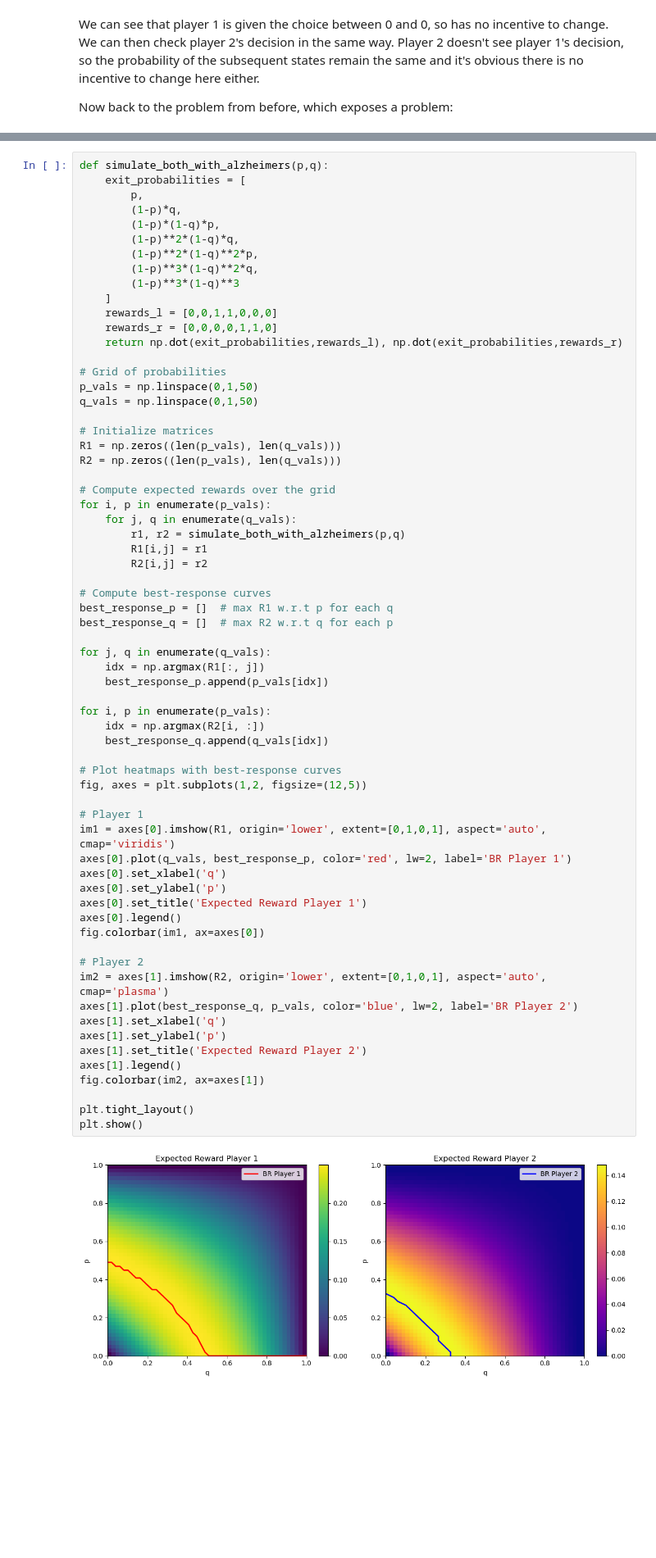
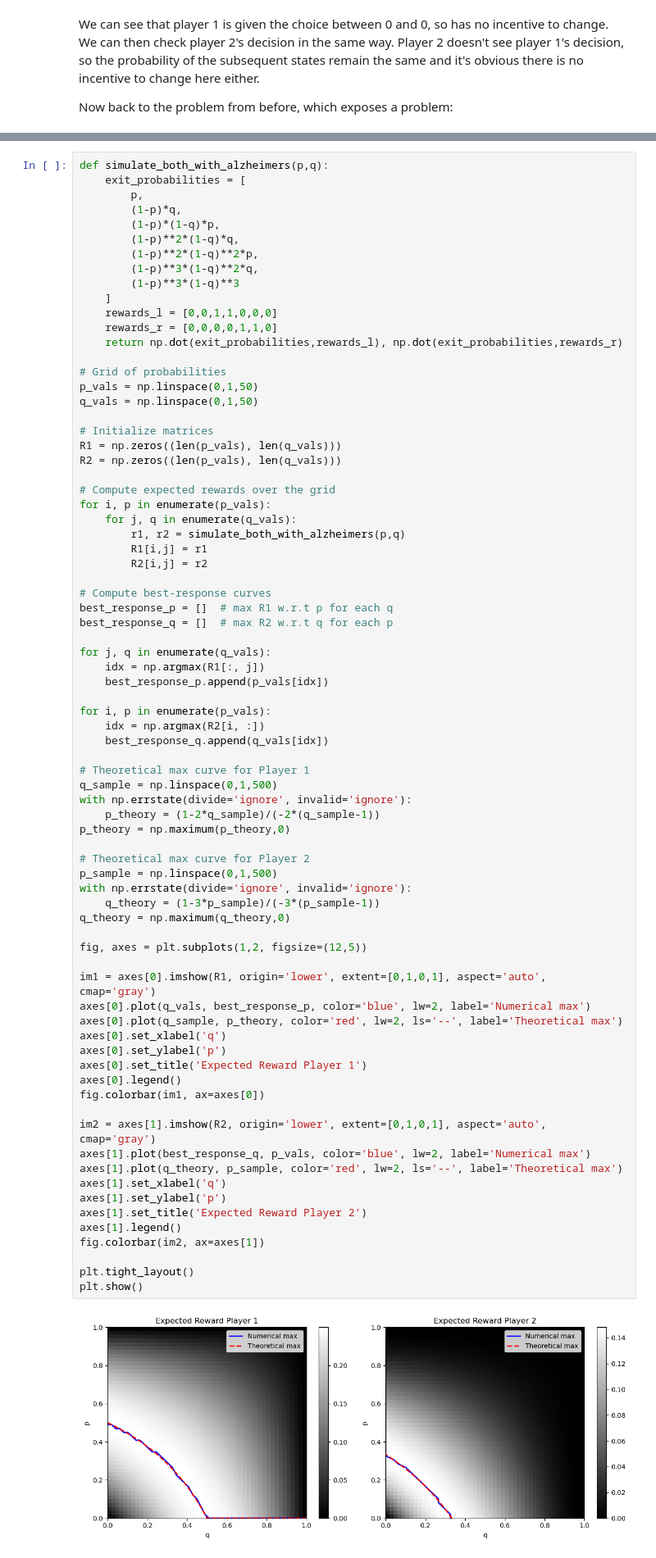
Before and after one commit to GiottoFrean/Multiagent_Systems, a Jupyter notebook: 5 Games with Sequential Actions/C - computing equilibria with the sequence form.ipynb, the cells around one changed output, grey strips where cells are left out. Shown at 82% size. Drawn from its saved outputs; the diff is of its cells as text; blank space fills up the shorter version.

```diff
--- a/5 Games with Sequential Actions/C - computing equilibria with the sequence form.ipynb
+++ b/5 Games with Sequential Actions/C - computing equilibria with the sequence form.ipynb
@@ -439,39 +488,50 @@ for i, p in enumerate(p_vals):
 
 # Compute best-response curves
 best_response_p = []  # max R1 w.r.t p for each q
 best_response_q = []  # max R2 w.r.t q for each p
 
 for j, q in enumerate(q_vals):
     idx = np.argmax(R1[:, j])
     best_response_p.append(p_vals[idx])
 
 for i, p in enumerate(p_vals):
     idx = np.argmax(R2[i, :])
     best_response_q.append(q_vals[idx])
 
-# Plot heatmaps with best-response curves
+# Theoretical max curve for Player 1
+q_sample = np.linspace(0,1,500)
+with np.errstate(divide='ignore', invalid='ignore'):
+    p_theory = (1-2*q_sample)/(-2*(q_sample-1))
+p_theory = np.maximum(p_theory,0)
+
+# Theoretical max curve for Player 2
+p_sample = np.linspace(0,1,500)
+with np.errstate(divide='ignore', invalid='ignore'):
+    q_theory = (1-3*p_sample)/(-3*(p_sample-1))
+q_theory = np.maximum(q_theory,0)
+
 fig, axes = plt.subplots(1,2, figsize=(12,5))
 
-# Player 1
-im1 = axes[0].imshow(R1, origin='lower', extent=[0,1,0,1], aspect='auto', cmap='viridis')
-axes[0].plot(q_vals, best_response_p, color='red', lw=2, label='BR Player 1')
+im1 = axes[0].imshow(R1, origin='lower', extent=[0,1,0,1], aspect='auto', cmap='gray')
+axes[0].plot(q_vals, best_response_p, color='blue', lw=2, label='Numerical max')
+axes[0].plot(q_sample, p_theory, color='red', lw=2, ls='--', label='Theoretical max')
 axes[0].set_xlabel('q')
 axes[0].set_ylabel('p')
 axes[0].set_title('Expected Reward Player 1')
 axes[0].legend()
 fig.colorbar(im1, ax=axes[0])
 
-# Player 2
-im2 = axes[1].imshow(R2, origin='lower', extent=[0,1,0,1], aspect='auto', cmap='plasma')
-axes[1].plot(best_response_q, p_vals, color='blue', lw=2, label='BR Player 2')
+im2 = axes[1].imshow(R2, origin='lower', extent=[0,1,0,1], aspect='auto', cmap='gray')
+axes[1].plot(best_response_q, p_vals, color='blue', lw=2, label='Numerical max')
+axes[1].plot(q_theory, p_sample, color='red', lw=2, ls='--', label='Theoretical max')
 axes[1].set_xlabel('q')
 axes[1].set_ylabel('p')
 axes[1].set_title('Expected Reward Player 2')
 axes[1].legend()
 fig.colorbar(im2, ax=axes[1])
 
 plt.tight_layout()
 plt.show()
 # %% [output]
-[figure, old version]
+[figure, new version]
 # %% [markdown]
```
Also changed, not shown: parts of 5 cells of this notebook.
